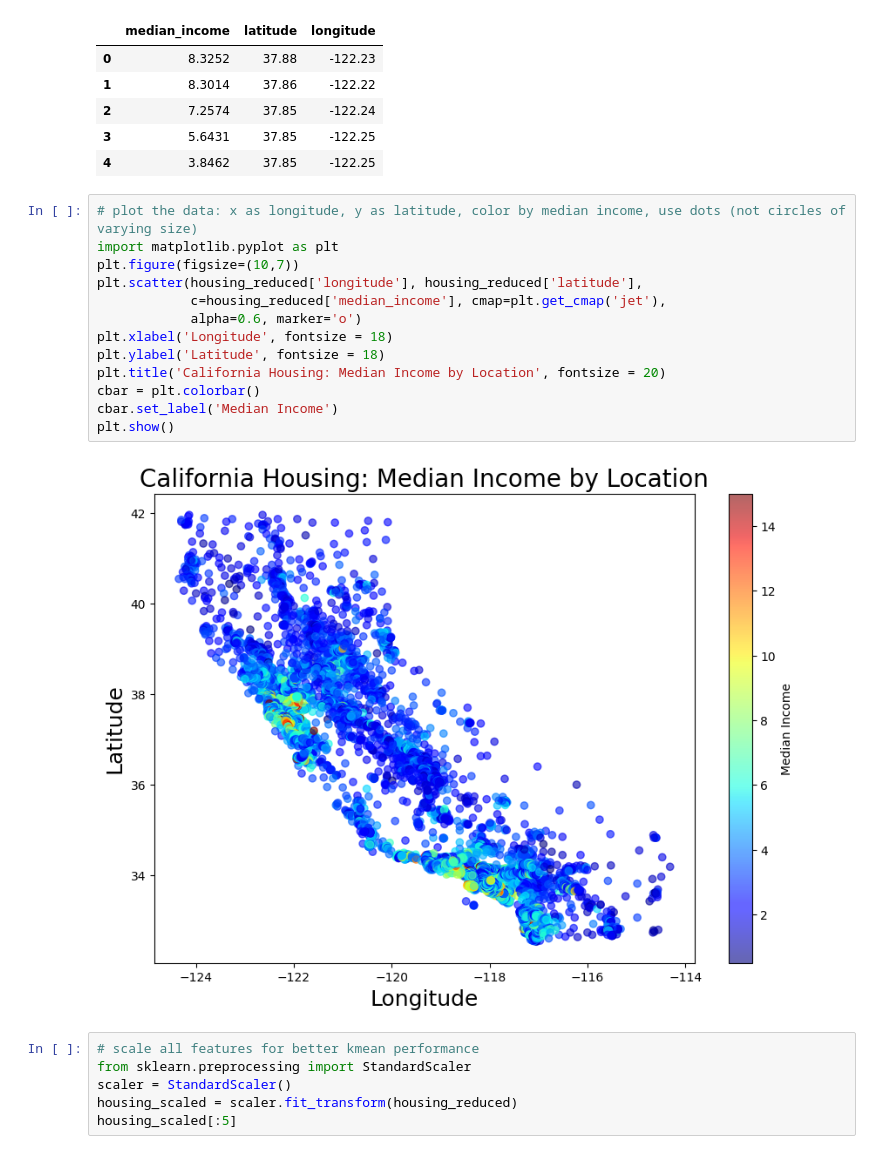
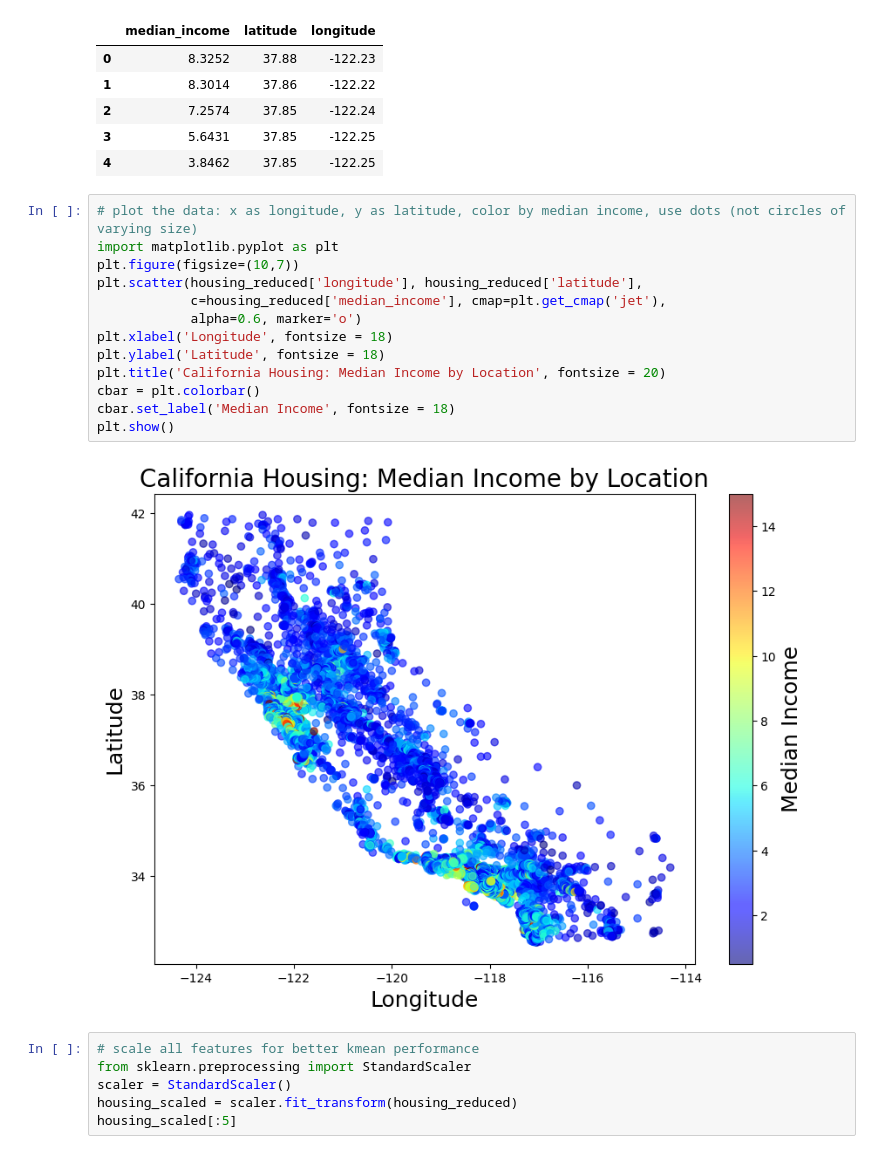
Before and after one commit to Darkueba/intro_ai_and_ml, a Jupyter notebook: assignment6.ipynb, the cells around one changed output. Drawn from its saved outputs; the diff is of its cells as text.

Commit message:
fix label on median income

```diff
--- a/assignment6.ipynb
+++ b/assignment6.ipynb
@@ -33,18 +33,18 @@ housing_reduced.head()
 # %%
 # plot the data: x as longitude, y as latitude, color by median income, use dots (not circles of varying size)
 import matplotlib.pyplot as plt
 plt.figure(figsize=(10,7))
 plt.scatter(housing_reduced['longitude'], housing_reduced['latitude'],
             c=housing_reduced['median_income'], cmap=plt.get_cmap('jet'),
             alpha=0.6, marker='o')
 plt.xlabel('Longitude', fontsize = 18)
 plt.ylabel('Latitude', fontsize = 18)
 plt.title('California Housing: Median Income by Location', fontsize = 20)
 cbar = plt.colorbar()
-cbar.set_label('Median Income')
+cbar.set_label('Median Income', fontsize = 18)
 plt.show()
 # %% [output]
-[figure, old version]
+[figure, new version]
 # %%
 # scale all features for better kmean performance
 from sklearn.preprocessing import StandardScaler
```
